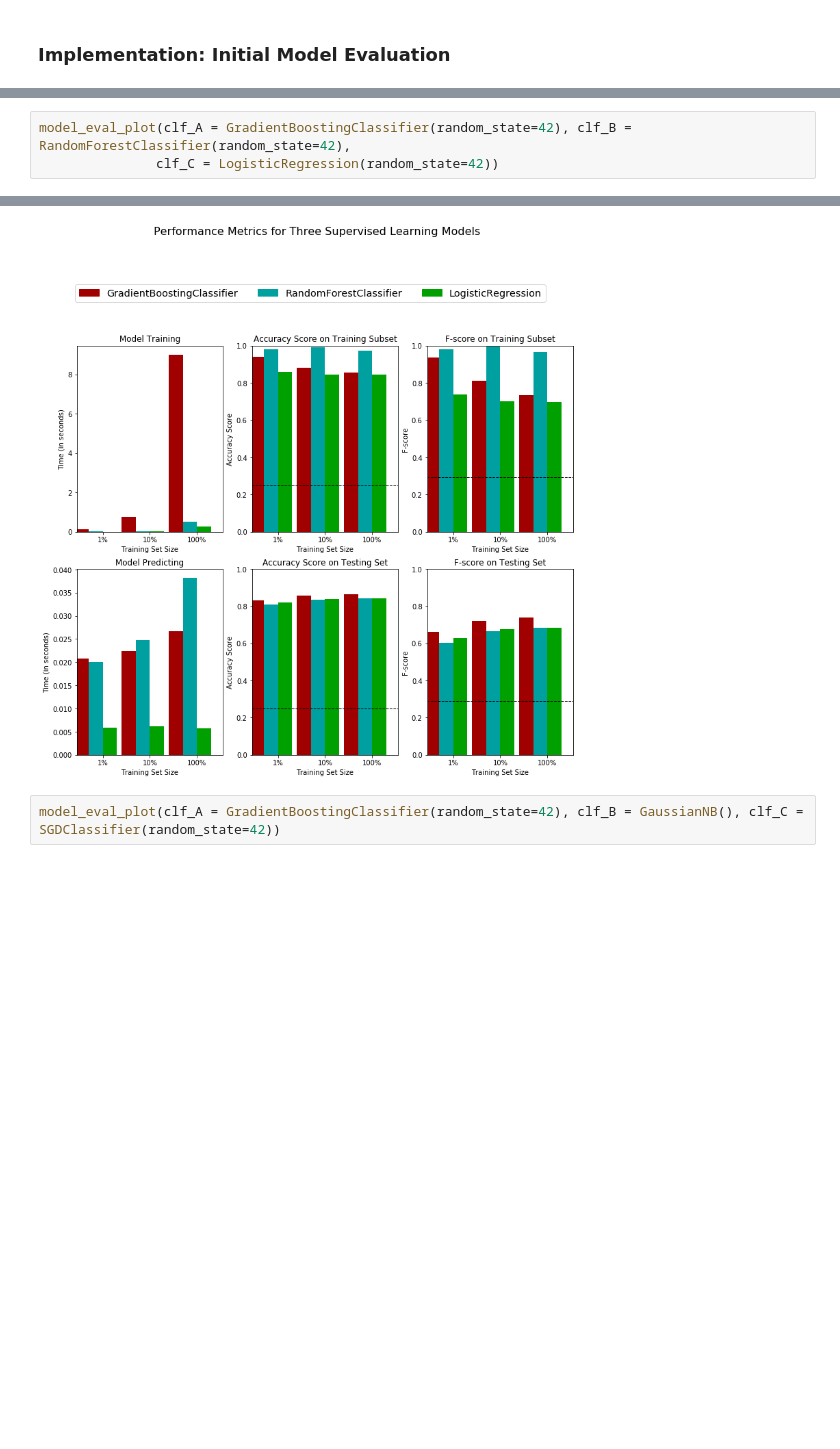
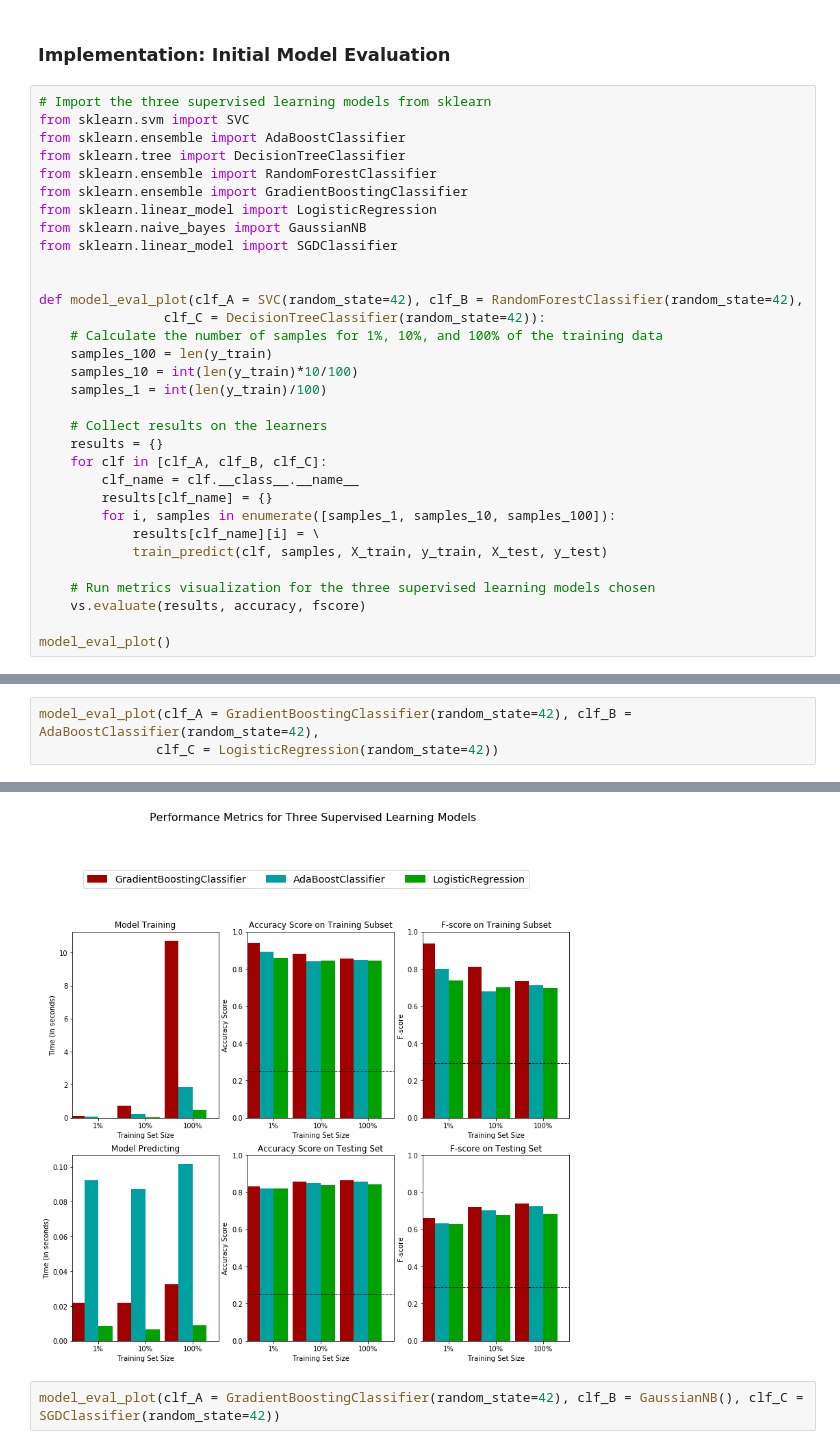
Before and after one commit to leonisawesome/charity_ml, a Jupyter notebook: finding_charity_ml_doners.ipynb, the cells around one changed output, grey strips where cells are left out. Drawn from its saved outputs; the diff is of its cells as text; blank space fills up the shorter version.

Commit message:
Cleaned up the formating and changed the actual model comparisions to ADABoost vs Gradient Boost.  This also includes a grid search that is like taking forever.  Hopefully finishes today or tomorrow.

```diff
--- a/finding_charity_ml_doners.ipynb
+++ b/finding_charity_ml_doners.ipynb
@@ -362,2 +319,34 @@ DecisionTreeClassifier trained on 36177 samples.
 # %% [markdown]
 ### Implementation: Initial Model Evaluation
+# %%
+# Import the three supervised learning models from sklearn
+from sklearn.svm import SVC
+from sklearn.ensemble import AdaBoostClassifier
+from sklearn.tree import DecisionTreeClassifier
+from sklearn.ensemble import RandomForestClassifier
+from sklearn.ensemble import GradientBoostingClassifier
+from sklearn.linear_model import LogisticRegression
+from sklearn.naive_bayes import GaussianNB
+from sklearn.linear_model import SGDClassifier
+
+
+def model_eval_plot(clf_A = SVC(random_state=42), clf_B = RandomForestClassifier(random_state=42),
+                clf_C = DecisionTreeClassifier(random_state=42)):
+    # Calculate the number of samples for 1%, 10%, and 100% of the training data
+    samples_100 = len(y_train)
+    samples_10 = int(len(y_train)*10/100)
+    samples_1 = int(len(y_train)/100)
+
+    # Collect results on the learners
+    results = {}
+    for clf in [clf_A, clf_B, clf_C]:
+        clf_name = clf.__class__.__name__
+        results[clf_name] = {}
+        for i, samples in enumerate([samples_1, samples_10, samples_100]):
+            results[clf_name][i] = \
+            train_predict(clf, samples, X_train, y_train, X_test, y_test)
+
+    # Run metrics visualization for the three supervised learning models chosen
+    vs.evaluate(results, accuracy, fscore)
+
+model_eval_plot()
@@ -364,5 +364,5 @@ DecisionTreeClassifier trained on 36177 samples.
 # %%
-model_eval_plot(clf_A = GradientBoostingClassifier(random_state=42), clf_B = RandomForestClassifier(random_state=42),
+model_eval_plot(clf_A = GradientBoostingClassifier(random_state=42), clf_B = AdaBoostClassifier(random_state=42),
                clf_C = LogisticRegression(random_state=42))
 # %% [output]
 GradientBoostingClassifier trained on 361 samples.
@@ -374,7 +374,7 @@ RandomForestClassifier trained on 36177 samples.
 LogisticRegression trained on 361 samples.
 LogisticRegression trained on 3617 samples.
 LogisticRegression trained on 36177 samples.
-[figure, old version]
+[figure, new version]
 # %%
 model_eval_plot(clf_A = GradientBoostingClassifier(random_state=42), clf_B = GaussianNB(), clf_C = SGDClassifier(random_state=42))
 # %% [output]
```
Also changed, not shown: parts of 5 cells of this notebook.
